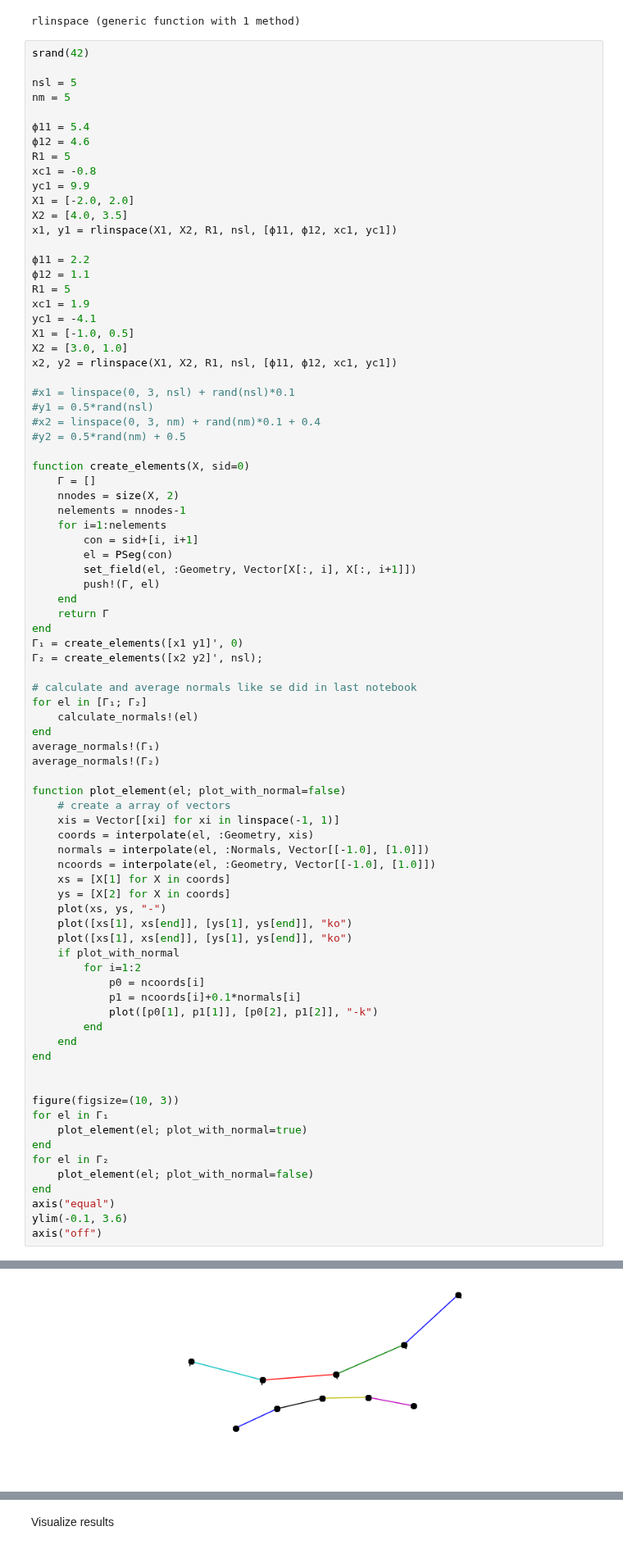
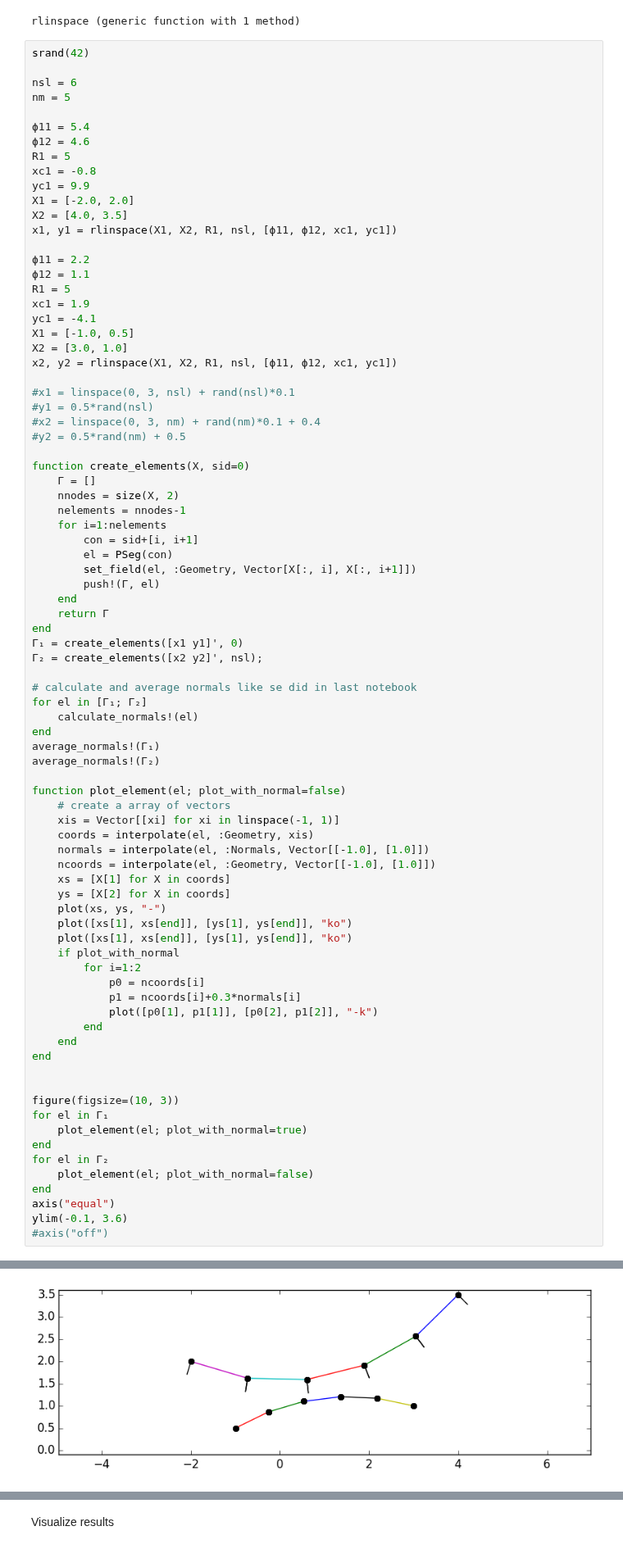
Before and after one commit to JuliaFEM/JuliaFEM.jl, a Jupyter notebook: notebooks/2015-09-15-2d-segmentation.ipynb, the cells around one changed output, grey strips where cells are left out. Shown at 82% size. Saved outputs shown, nothing was run; the diff lists cells and outputs as text.

```diff
--- a/notebooks/2015-09-15-2d-segmentation.ipynb
+++ b/notebooks/2015-09-15-2d-segmentation.ipynb
@@ -46,7 +46,7 @@ rlinspace (generic function with 1 method)
 # %%
 srand(42)
 
-nsl = 5
+nsl = 6
 nm = 5
 
 ϕ11 = 5.4
@@ -98,33 +98,33 @@ function plot_element(el; plot_with_normal=false)
     # create a array of vectors
     xis = Vector[[xi] for xi in linspace(-1, 1)]
     coords = interpolate(el, :Geometry, xis)
     normals = interpolate(el, :Normals, Vector[[-1.0], [1.0]])
     ncoords = interpolate(el, :Geometry, Vector[[-1.0], [1.0]])
     xs = [X[1] for X in coords]
     ys = [X[2] for X in coords]
     plot(xs, ys, "-")
     plot([xs[1], xs[end]], [ys[1], ys[end]], "ko")
     plot([xs[1], xs[end]], [ys[1], ys[end]], "ko")
     if plot_with_normal
         for i=1:2
             p0 = ncoords[i]
-            p1 = ncoords[i]+0.1*normals[i]
+            p1 = ncoords[i]+0.3*normals[i]
             plot([p0[1], p1[1]], [p0[2], p1[2]], "-k")
         end
     end
 end
 
 
 figure(figsize=(10, 3))
 for el in Γ₁
     plot_element(el; plot_with_normal=true)
 end
 for el in Γ₂
     plot_element(el; plot_with_normal=false)
 end
 axis("equal")
 ylim(-0.1, 3.6)
-axis("off")
+#axis("off")
 # %% [output]
 Converged. p = [4.2905787641613236,5.624156522861784,0.04706336239279979,6.561746550428803]
-[figure, old version]
+[figure, new version]
```
Also changed, not shown: parts of 8 cells of this notebook.
